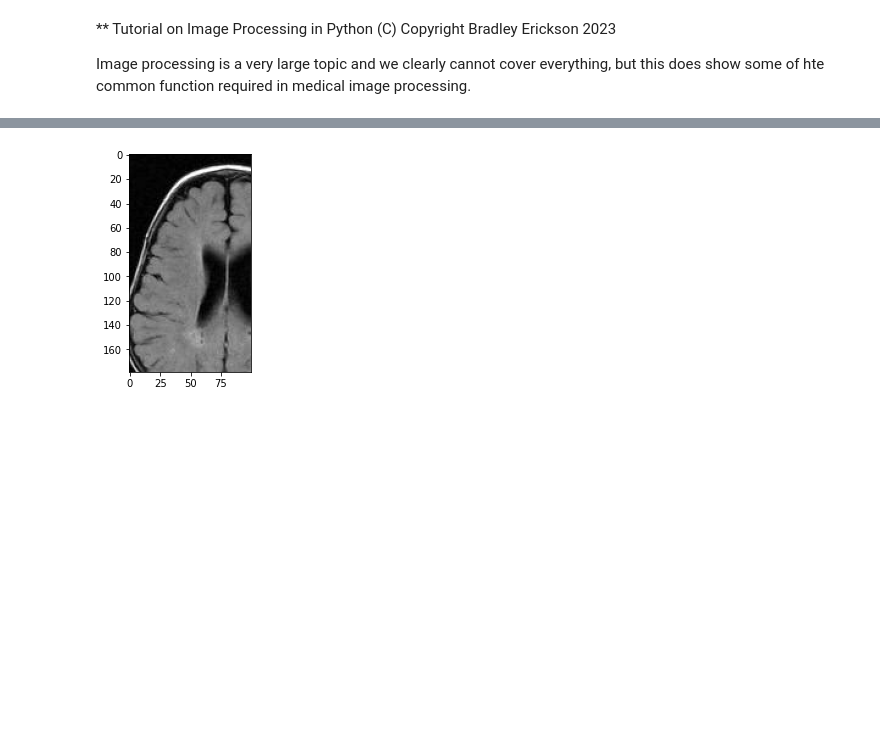
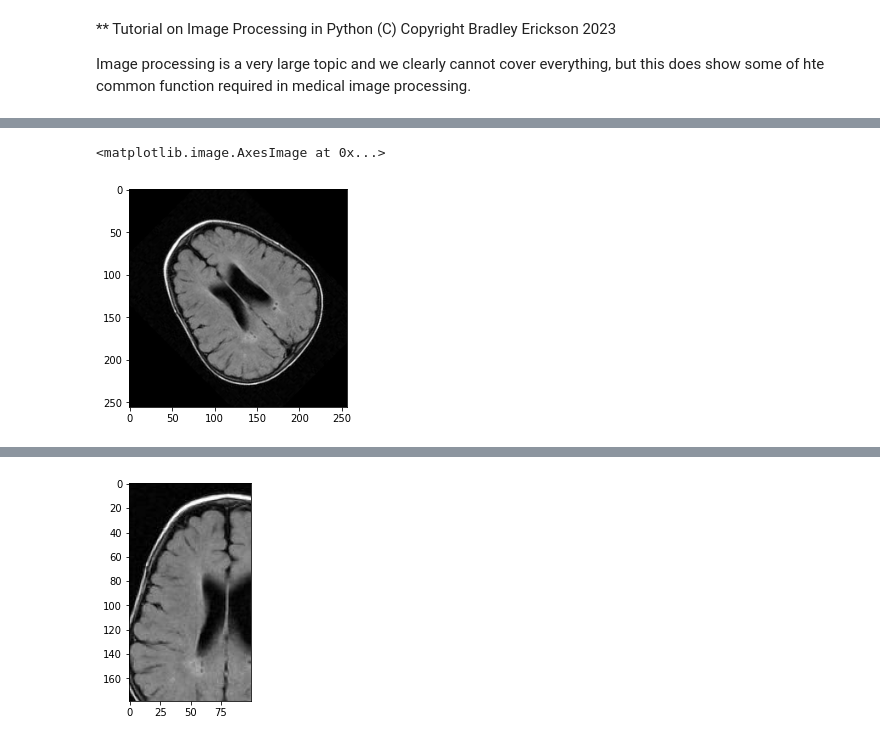
Before and after one commit to RSNA/AI-Deep-Learning-Lab-2019, a Jupyter notebook: ImageProcessingAndDICOM.ipynb, the cells around one changed output, grey strips where cells are left out. Drawn from its saved outputs; the diff is of its cells as text; code cells hidden in the pictures; blank space fills up the shorter version.

```diff
--- a/ImageProcessingAndDICOM.ipynb
+++ b/ImageProcessingAndDICOM.ipynb
@@ -53,0 +55,7 @@ T2_Ax_Brain.jpg.2   100%[===================>]   8.27K  --.-KB/s    in 0s
+# %%
+# rotate
+rotated = ndimage.rotate(image, 45,reshape=False) #default is True, which enlarges matrix so corners fit
+plt.imshow(rotated)
+# %% [output]
+<matplotlib.image.AxesImage at 0x...>
+[figure, added]
```
Also changed, not shown: parts of 19 cells of this notebook.
